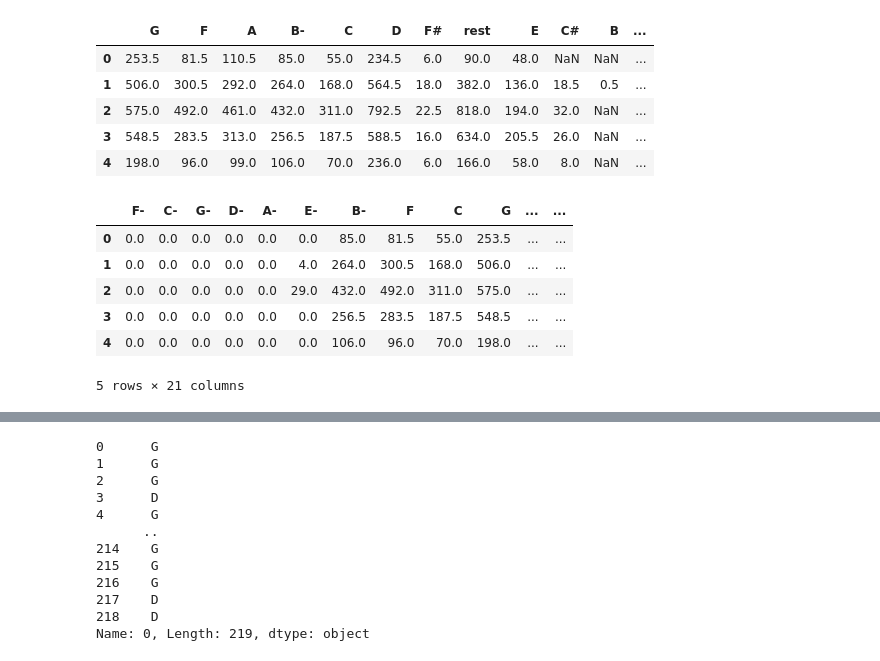
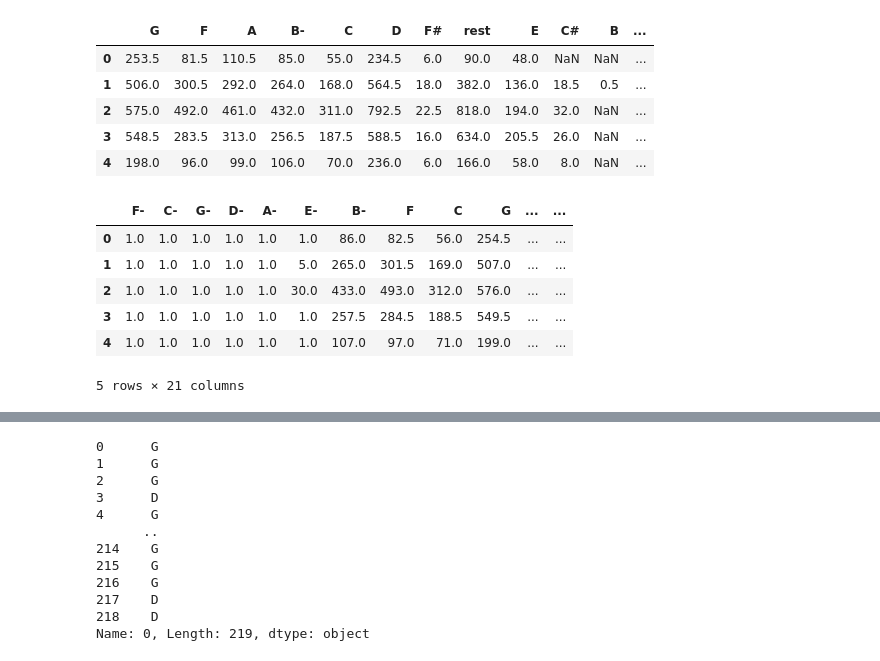
Before and after one commit to fabianmoss/crim-haverford, a Jupyter notebook: analysis.ipynb, the cells around one changed output, grey strips where cells are left out. Saved outputs shown, nothing was run; the diff lists cells and outputs as text; code cells hidden in the pictures.

```diff
--- a/analysis.ipynb
+++ b/analysis.ipynb
@@ -39,28 +35,31 @@ Next we import all libraries and modules that we will need for our subsequent an
 # %%
-ABS_PATH = "/home/fmoss/GitHub/fabianmoss/crim-haverford/" # absolute path to my working directory
+# Uncomment the following line to install CRIM intervals
+# %pip install --upgrade --force-reinstall git+https://github.com/HCDigitalScholarship/intervals.git@main
 
-import os, glob # file I/O
-from tqdm import tqdm # status bar for loops
-import re # regular expressions
+ABS_PATH = "./" # path to the working directory, adapt to a different one if necessary
+
+import os, glob # for reading files
+from tqdm import tqdm # show status bar for loops
+import re # use regular expressions
 import requests # to download files
 
-import numpy as np # numerical operations
+import numpy as np # for numerical operations
 import pandas as pd # to work with tabular data
 import intervals as ci # crim intervals
-from collections import Counter
+from collections import Counter # to count things
 
-from sklearn.decomposition import PCA # dimensionality reduction
-from sklearn.cluster import KMeans # clustering
+from sklearn.decomposition import PCA # for dimensionality reduction with principal components analysis
+from sklearn.cluster import KMeans # for clustering with the K-means algorithm
 
-# data visualization
-import matplotlib.pyplot as plt # plots, plots, plots
+# the code below imports libraries for data visualization and sets the layout of the figures
+import matplotlib.pyplot as plt
 from matplotlib.patches import Circle
 import seaborn as sns
 sns.set_context("notebook")
 w = 10
 figsize = (w, w/1.333)
 
-# score rendering
+# for score rendering
 import verovio
 from IPython.core.display import HTML
 # %% [markdown]
@@ -243,7 +181,8 @@ finals = [] # collects the lowest note at the end of each piece
 
 for score in tqdm(corpus.scores):
     c = Counter()
-    finals.append(score.lowLine().iloc[-1][:-1])
+    # finals.append(score.lowLine().iloc[-1][:-1])
+    finals.append(score.final()[:-1]) # omit the last character that indicates the octave
     for n in score.analyses["note_list"]:
 #         if n.note.name == "B#":
 #             print(score.path)
@@ -278,20 +222,22 @@ note_counts.head()
 # %%
 lof = [ n + acc for acc in ["-", "", "#"] for n in list("FCGDAEB") ] # line of fifths
 
 # complete columns
 for l in lof:
     if l not in note_counts.columns:
         note_counts[l] = 0.
 
+smoothing = 1.
 note_counts = note_counts[lof].fillna(0.) # sort tpcs and drop rests; fill NaNs with zeroes
+note_counts += 1. # add 1 to each value (smoothing)
 note_counts.head()
 # %% [output]
 |  | F- | C- | G- | D- | A- | E- | B- | F | C | G | ... | ... |
-| 0 | 0.0 | 0.0 | 0.0 | 0.0 | 0.0 | 0.0 | 85.0 | 81.5 | 55.0 | 253.5 | ... | ... |
-| 1 | 0.0 | 0.0 | 0.0 | 0.0 | 0.0 | 4.0 | 264.0 | 300.5 | 168.0 | 506.0 | ... | ... |
-| 2 | 0.0 | 0.0 | 0.0 | 0.0 | 0.0 | 29.0 | 432.0 | 492.0 | 311.0 | 575.0 | ... | ... |
-| 3 | 0.0 | 0.0 | 0.0 | 0.0 | 0.0 | 0.0 | 256.5 | 283.5 | 187.5 | 548.5 | ... | ... |
-| 4 | 0.0 | 0.0 | 0.0 | 0.0 | 0.0 | 0.0 | 106.0 | 96.0 | 70.0 | 198.0 | ... | ... |
+| 0 | 1.0 | 1.0 | 1.0 | 1.0 | 1.0 | 1.0 | 86.0 | 82.5 | 56.0 | 254.5 | ... | ... |
+| 1 | 1.0 | 1.0 | 1.0 | 1.0 | 1.0 | 5.0 | 265.0 | 301.5 | 169.0 | 507.0 | ... | ... |
+| 2 | 1.0 | 1.0 | 1.0 | 1.0 | 1.0 | 30.0 | 433.0 | 493.0 | 312.0 | 576.0 | ... | ... |
+| 3 | 1.0 | 1.0 | 1.0 | 1.0 | 1.0 | 1.0 | 257.5 | 284.5 | 188.5 | 549.5 | ... | ... |
+| 4 | 1.0 | 1.0 | 1.0 | 1.0 | 1.0 | 1.0 | 107.0 | 97.0 | 71.0 | 199.0 | ... | ... |
 5 rows × 21 columns
 # %%
 note_counts.to_csv("note_counts.csv", index=False)
```
Also changed, not shown: parts of 81 cells of this notebook, 4 other files.
